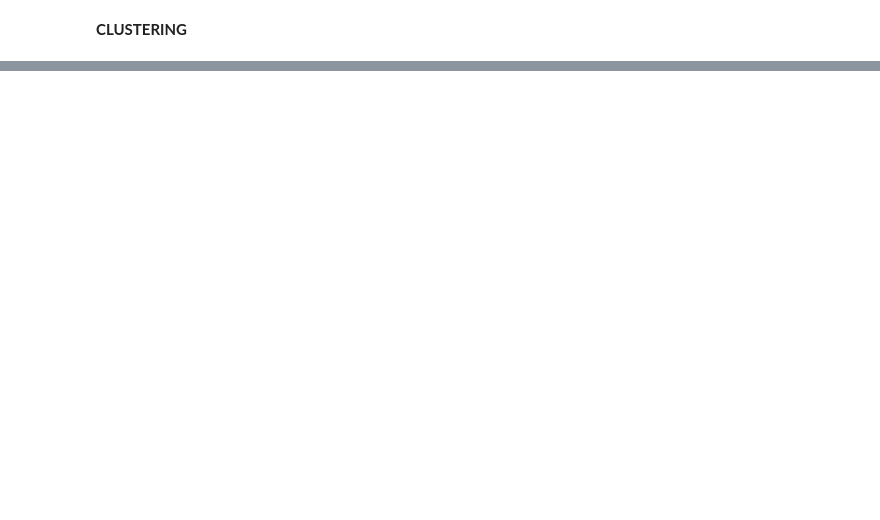
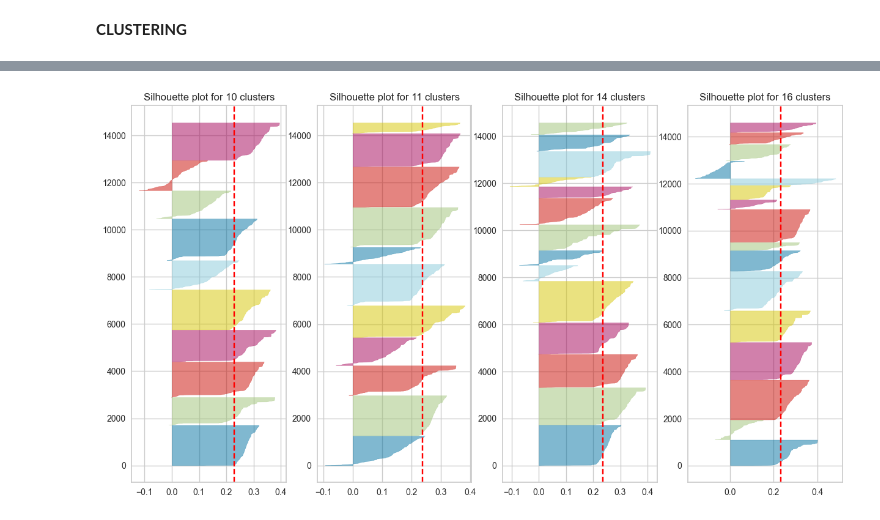
Before and after one commit to bunnekas/prevelop, a Jupyter notebook: src/PrEvelOp_mkPlast_Bu.ipynb, the cells around one changed output, grey strips where cells are left out. Drawn from its saved outputs; the diff is of its cells as text; code cells hidden in the pictures; blank space fills up the shorter version.

```diff
--- a/src/PrEvelOp_mkPlast_Bu.ipynb
+++ b/src/PrEvelOp_mkPlast_Bu.ipynb
@@ -262,0 +317,15 @@ Name: count, dtype: int64
+# %%
+fig, ax = plt.subplots(1,4, figsize=(15,8))
+q = 0
+for i in [10, 11, 14, 16]:
+    # Create KMeans instances for different number of clusters
+    km = KMeans(n_clusters=i, init='k-means++', n_init=10, max_iter=100, random_state=42)
+    # Create SilhouetteVisualizer instance with KMeans instance
+    # Fit the visualizer
+    visualizer = SilhouetteVisualizer(km, colors='yellowbrick', ax=ax[q])
+    # title for subplot
+    ax[q].set_title('Silhouette plot for '+str(i)+' clusters')
+    visualizer.fit(mkplast_preprocessed)
+    q += 1
+# %% [output]
+[figure, added]
```
Also changed, not shown: parts of 19 cells of this notebook.
